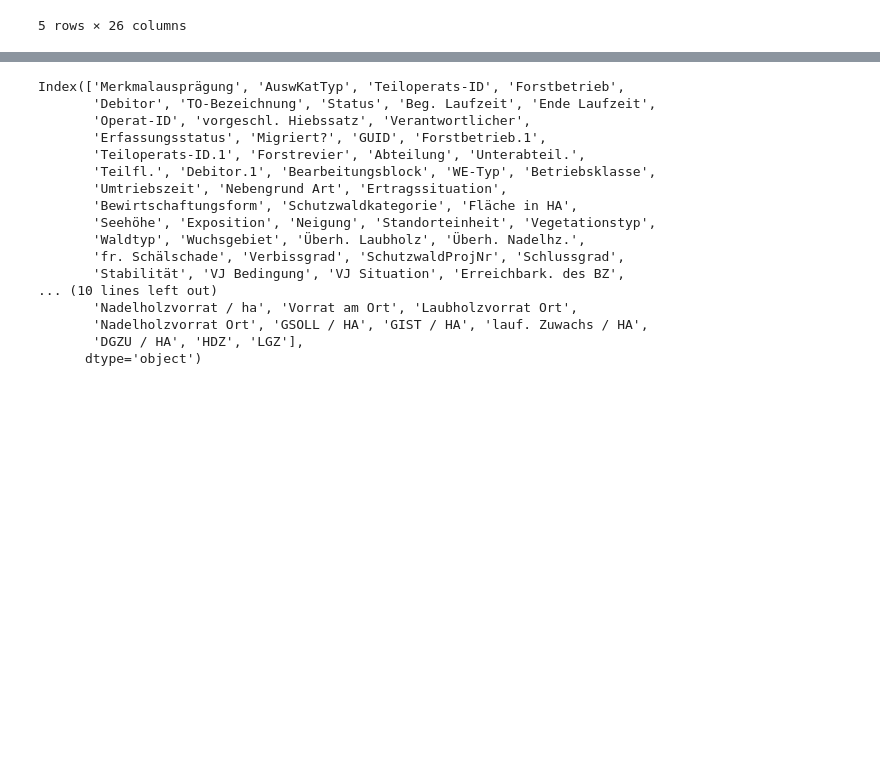
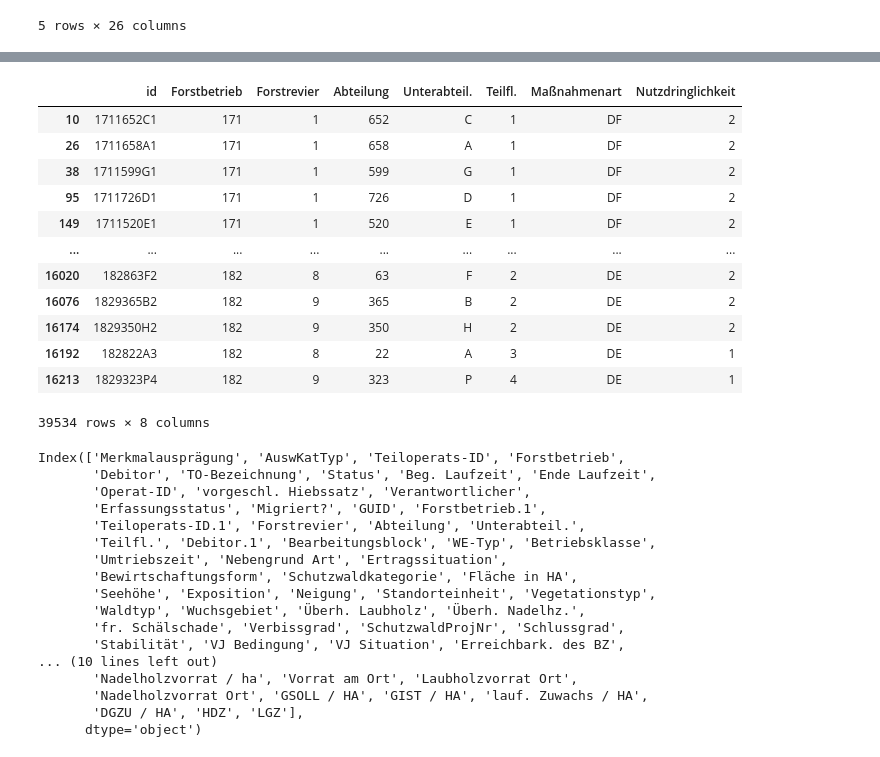
Before and after one commit to satlawa/edin_diss_geo, a Jupyter notebook: new/create_GIS_tax.ipynb, the cells around one changed output, grey strips where cells are left out. Drawn from its saved outputs; the diff is of its cells as text; code cells hidden in the pictures; blank space fills up the shorter version.

Commit message:
creation of ground truth for thinnings

```diff
--- a/new/create_GIS_tax.ipynb
+++ b/new/create_GIS_tax.ipynb
@@ -224,0 +233,24 @@ db_data.to_file("/home/philipp/Data/edin_diss/GIS_tax/gis_wo/gis_wo_wwie_2019.sh
+# %%
+# filter thinnings (DE, DF, ND)
+sap_tax_df = sap_tax.loc[ (sap_tax['Maßnahmenart'] == 'DE') | (sap_tax['Maßnahmenart'] == 'DF') \
+                         | (sap_tax['Maßnahmenart'] == 'ND'), ['id', 'Forstbetrieb', 'Forstrevier', \
+                        'Abteilung', 'Unterabteil.', 'Teilfl.', 'Maßnahmenart', 'Nutzdringlichkeit']]
+# %%
+# set 'Nutzdringlichkeit' to type int
+sap_tax_df['Nutzdringlichkeit'] = sap_tax_df['Nutzdringlichkeit'].astype(int)
+# %%
+sap_tax_df
+# %% [output]
+|  | id | Forstbetrieb | Forstrevier | Abteilung | Unterabteil. | Teilfl. | Maßnahmenart | Nutzdringlichkeit |
+| 10 | 1711652C1 | 171 | 1 | 652 | C | 1 | DF | 2 |
+| 26 | 1711658A1 | 171 | 1 | 658 | A | 1 | DF | 2 |
+| 38 | 1711599G1 | 171 | 1 | 599 | G | 1 | DF | 2 |
+| 95 | 1711726D1 | 171 | 1 | 726 | D | 1 | DF | 2 |
+| 149 | 1711520E1 | 171 | 1 | 520 | E | 1 | DF | 2 |
+| ... | ... | ... | ... | ... | ... | ... | ... | ... |
+| 16020 | 182863F2 | 182 | 8 | 63 | F | 2 | DE | 2 |
+| 16076 | 1829365B2 | 182 | 9 | 365 | B | 2 | DE | 2 |
+| 16174 | 1829350H2 | 182 | 9 | 350 | H | 2 | DE | 2 |
+| 16192 | 182822A3 | 182 | 8 | 22 | A | 3 | DE | 1 |
+| 16213 | 1829323P4 | 182 | 9 | 323 | P | 4 | DE | 1 |
+39534 rows × 8 columns
```
Also changed, not shown: parts of 12 cells of this notebook.
